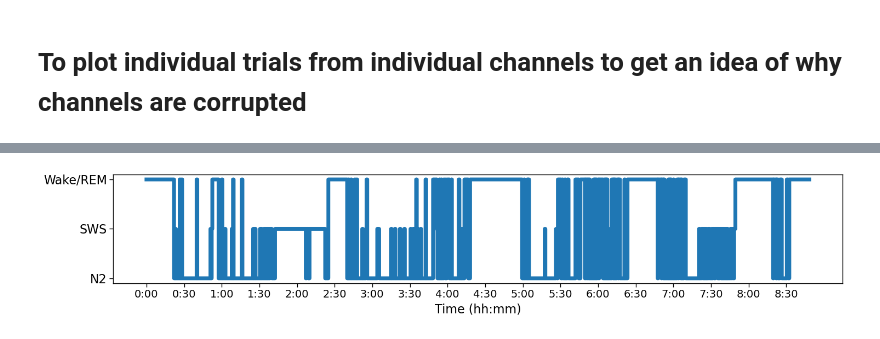
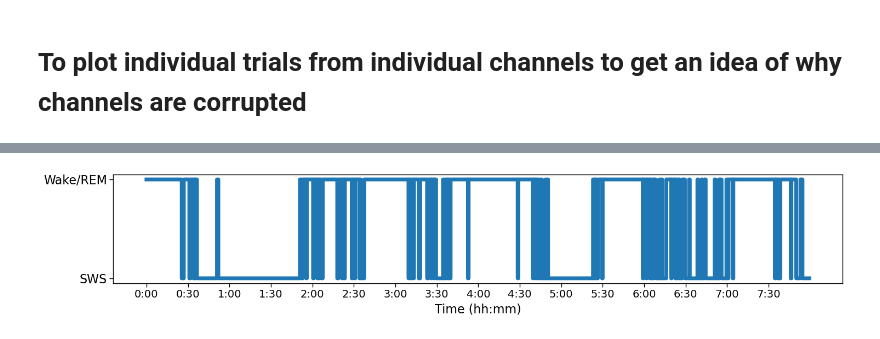
Before and after one commit to jjsakon/neuroLoad, a Jupyter notebook: LFPinputSetup-classifierFeatures.ipynb, the cells around one changed output, grey strips where cells are left out. Cells and saved outputs as stored; diff of their text form; code cells hidden in the pictures.

```diff
--- a/LFPinputSetup-classifierFeatures.ipynb
+++ b/LFPinputSetup-classifierFeatures.ipynb
@@ -642,6 +648,6 @@ a=1;
 # %%
-# sleep_df = pd.read_csv('/u/project/ifried/jsakon/564/564_Movie_pre- and post-sleep LFP/ZUGARO_EXP4_MTLONLY_SLEEP/EXP4_Movie24&564.csv')
-sleep_df = pd.read_csv('/u/project/ifried/jsakon/566/EXP8_Movie_25_Sleep/EXP8_Movie24&566_firstpass.csv')
+sleep_df = pd.read_csv('/u/project/ifried/jsakon/564/564_Movie_pre- and post-sleep LFP/ZUGARO_EXP4_MTLONLY_SLEEP/EXP4_Movie24&564.csv')
+# sleep_df = pd.read_csv('/u/project/ifried/jsakon/566/EXP8_Movie_25_Sleep/EXP8_Movie24&566_firstpass.csv')
 
 sleep_df['NumericScore'] = sleep_df['Score'].astype('category').cat.codes
 
@@ -653,31 +659,31 @@ num_30_min_increments = len(sleep_df) // points_in_30_min
 
 # If the dataset doesn't end exactly on a 30-minute increment, add one more to include the last partial increment
 if len(sleep_df) % points_in_30_min != 0:
     num_30_min_increments += 1
 
 # Generate tick positions and labels
 tick_positions = [i * points_in_30_min for i in range(num_30_min_increments)]
 tick_labels = [f"{int(i/2)}:{'00' if i % 2 == 0 else '30'}" for i in range(num_30_min_increments)]
 
 # Plot the data
 plt.rcParams.update({'font.size': 14})
 plt.figure(figsize=(15, 3))
 plt.plot(sleep_df['NumericScore'], drawstyle='steps-pre',linewidth=5)  # drawstyle='steps-pre' shows when changes occur
 
 # Set the tick positions and labels on the x-axis
 plt.xticks(ticks=tick_positions, labels=tick_labels, fontsize=14)
 if len(sleep_df['Score'].astype('category').cat.categories) == 2:
     plt.yticks(ticks=[0, 1], labels=sleep_df['Score'].astype('category').cat.categories, fontsize=16)
 elif len(sleep_df['Score'].astype('category').cat.categories) == 3:
     plt.yticks(ticks=[0, 1, 2], labels=sleep_df['Score'].astype('category').cat.categories, fontsize=16)
 plt.xlabel('Time (hh:mm)', fontsize=16)
 # plt.ylabel('State', fontsize=14)
 # plt.title('State Changes Over Time', fontsize=14)
 plt.tight_layout()  # Adjust the padding between and around subplots.
 plt.show()
 
 
 
 a=1;
 # %% [output]
-[figure, old version]
+[figure, new version]
```
Also changed, not shown: parts of 10 cells of this notebook.
